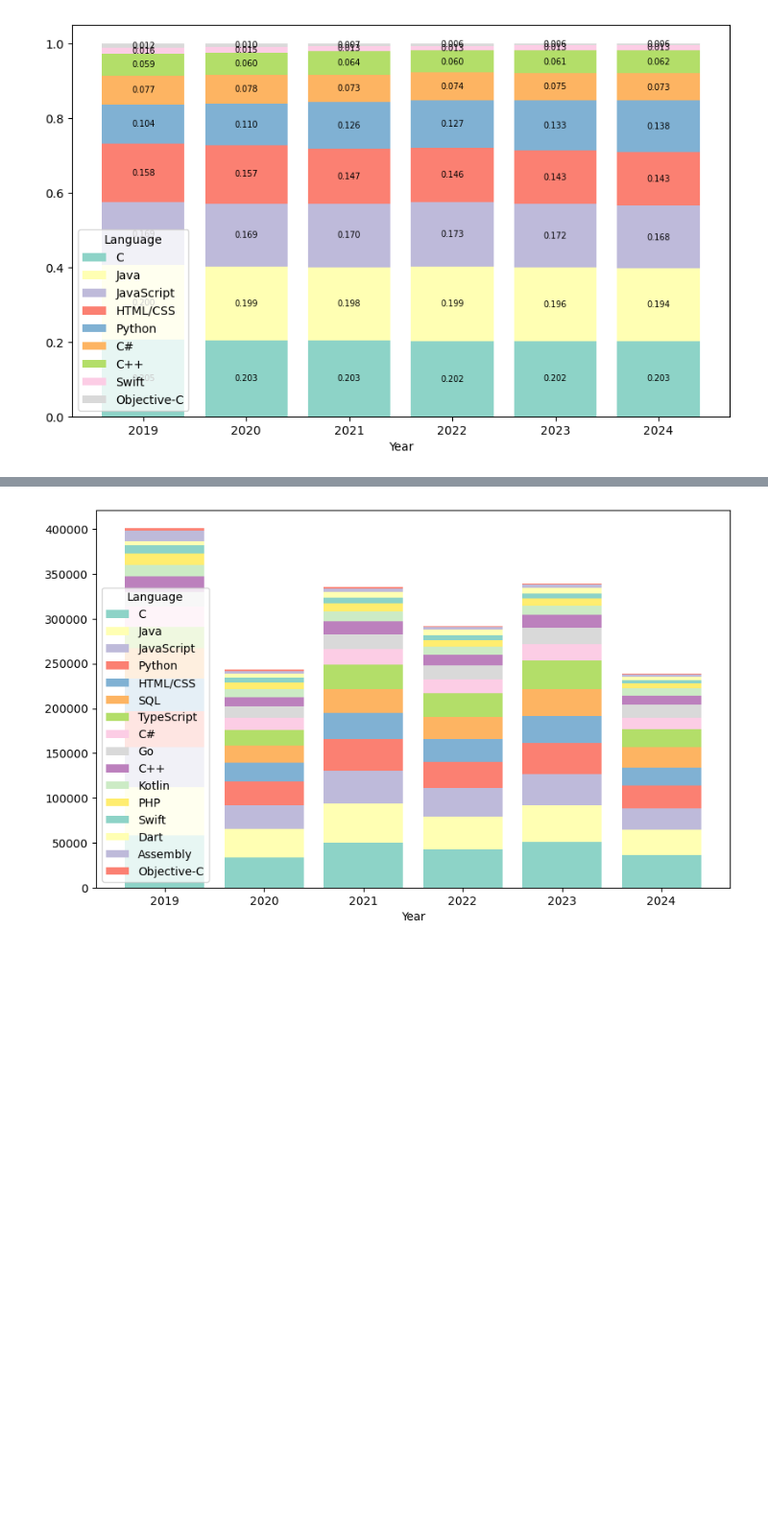
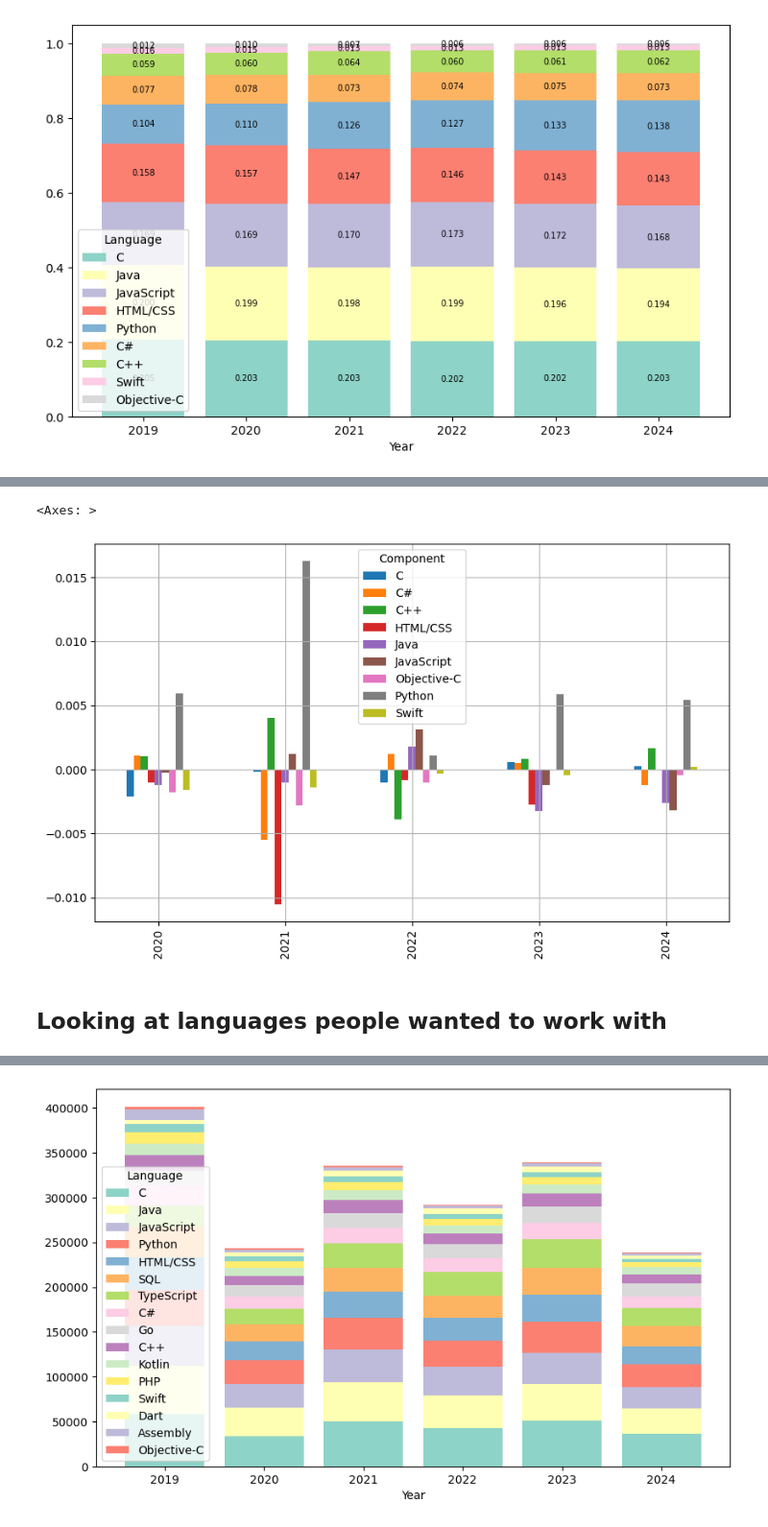
Before and after one commit to AlbertFlatscher/Stackoverflow_Survey_over_Time, a Jupyter notebook: Shifts_in_Programming_Preferences_from_2019_to_2024.ipynb, the cells around one changed output, grey strips where cells are left out. Shown at 96% size. Drawn from its saved outputs; the diff is of its cells as text; code cells hidden in the pictures; blank space fills up the shorter version.

Commit message:
Added functionality for determining trends over the years

```diff
--- a/Shifts_in_Programming_Preferences_from_2019_to_2024.ipynb
+++ b/Shifts_in_Programming_Preferences_from_2019_to_2024.ipynb
@@ -360,0 +350,14 @@ plot_stacked_bar(ratio_have_worked, True)
+# %%
+# calculate yearly difference
+def calc_yearly_diff(df):
+    years = df.index
+    differences = []
+    for row_index in range(df.shape[0] - 1):
+
+        difference =   df.iloc[row_index + 1].values.flatten()\
+                     - df.iloc[row_index].values.flatten()
+        differences.append(difference)
+
+    differences_df = pd.DataFrame(differences, columns=df.columns, index=years[1:])
+
+    return differences_df
@@ -360,0 +370,3 @@ plot_stacked_bar(ratio_have_worked, True)
+# %%
+diff_ratio_have_worked = calc_yearly_diff(ratio_have_worked)
+diff_ratio_have_worked
@@ -360,0 +380,8 @@ plot_stacked_bar(ratio_have_worked, True)
+# %%
+# set the figure size
+diff_ratio_have_worked.plot(kind='bar', figsize=(10, 6), grid=True)
+# %% [output]
+<Axes: >
+[figure, added]
+# %% [markdown]
+## Looking at languages people wanted to work with
```
Also changed, not shown: parts of 9 cells of this notebook.
